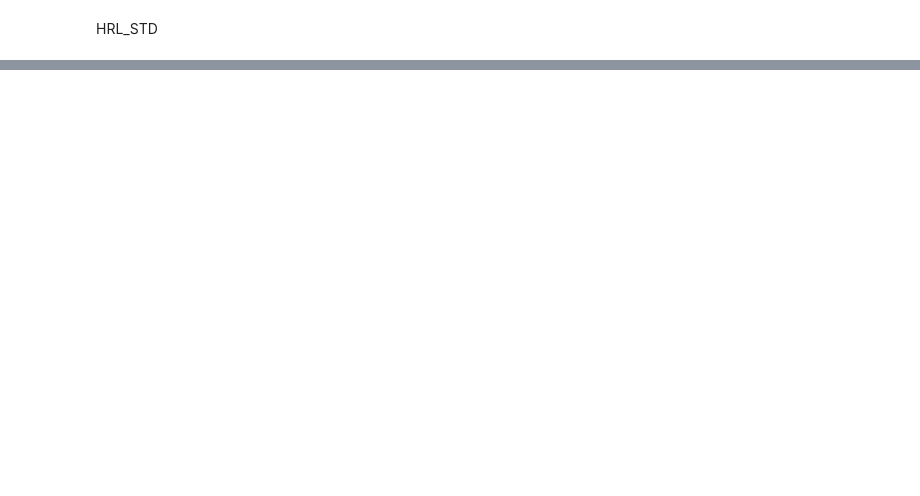
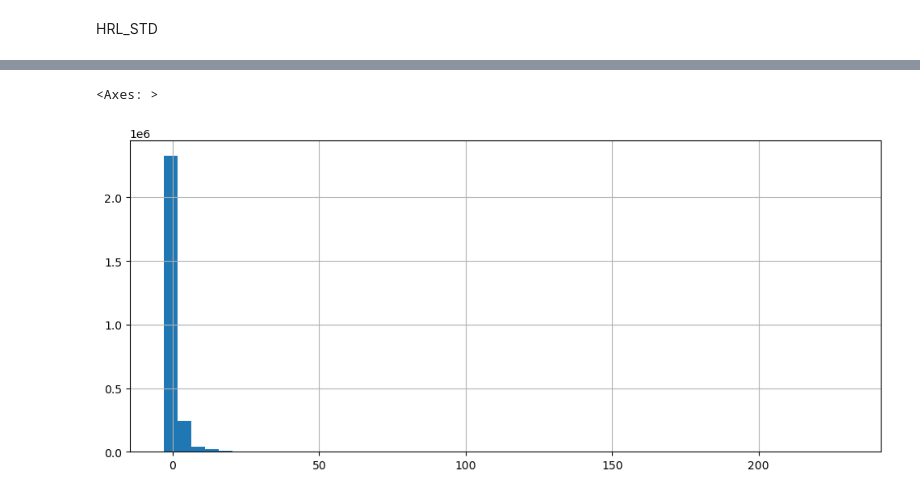
Before and after one commit to TheTrumpetist27/TrainDelayPredictor, a Jupyter notebook: Data analysis & Feature Engineering 2.ipynb, the cells around one changed output, grey strips where cells are left out. Drawn from its saved outputs; the diff is of its cells as text; code cells hidden in the pictures; blank space fills up the shorter version.

```diff
--- a/Data analysis & Feature Engineering 2.ipynb
+++ b/Data analysis & Feature Engineering 2.ipynb
@@ -692,0 +884,5 @@ NameError: name 'df' is not defined
+# %%
+df_removed_NAN["arrival_delay"].hist(bins=50, figsize=(12,5))
+# %% [output]
+<Axes: >
+[figure, added]
```
Also changed, not shown: parts of 28 cells of this notebook, 2 other files.
